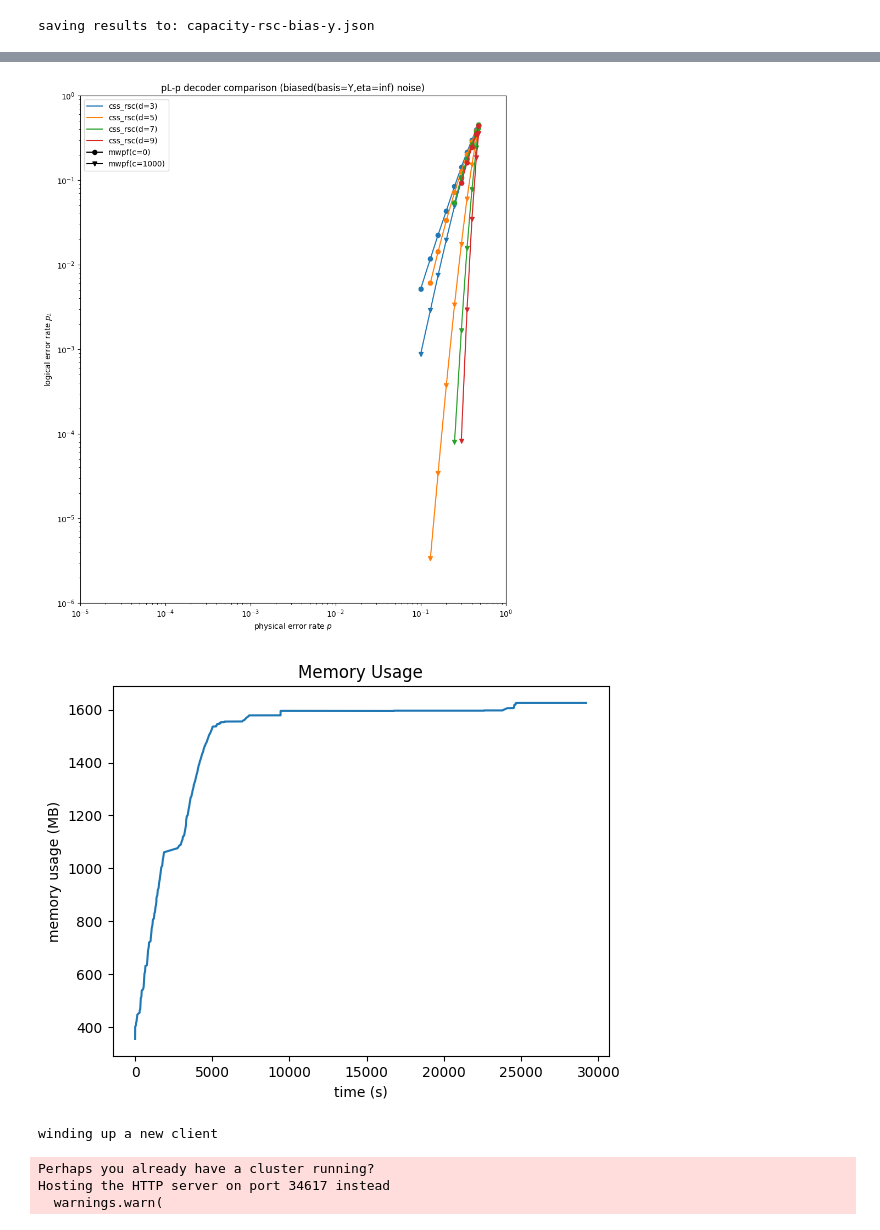
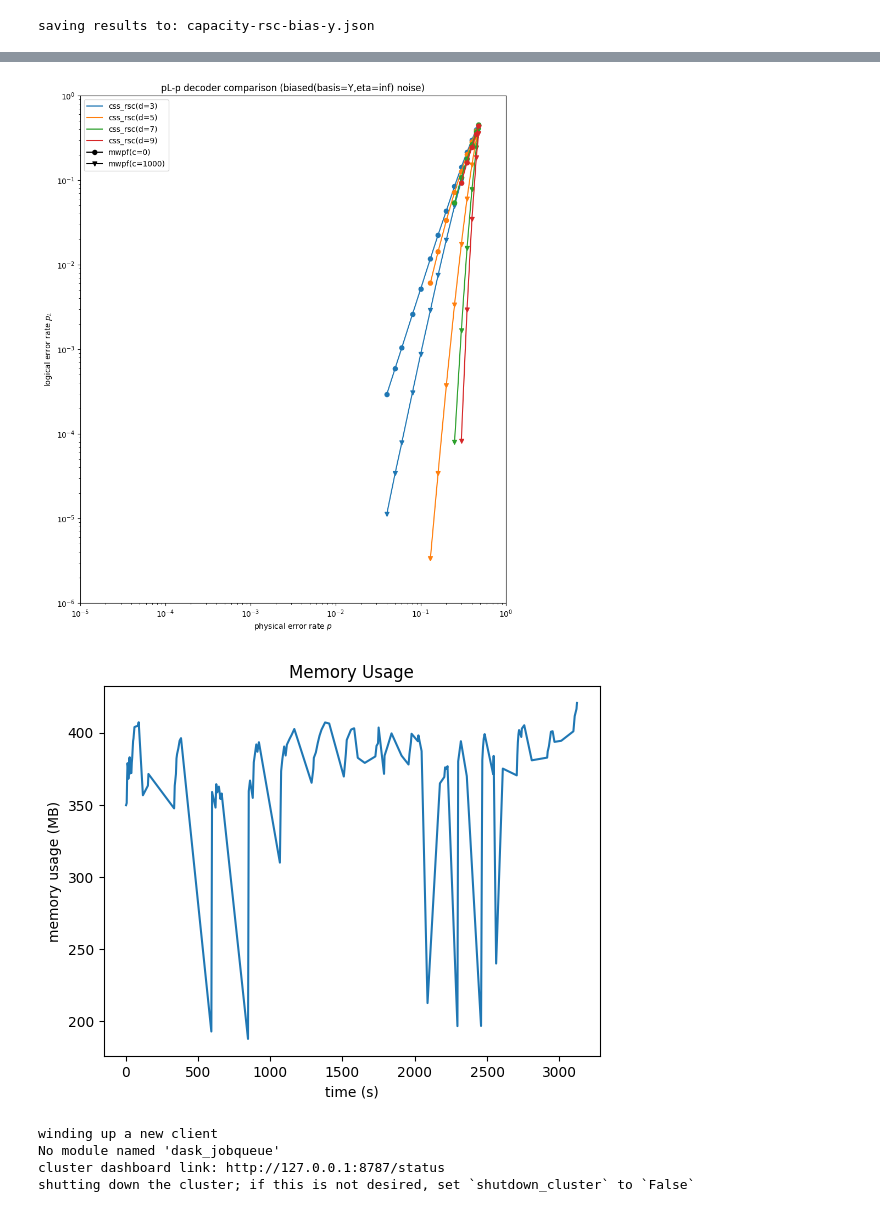
Before and after one commit to YangLiuWillow/PaperMWPFEvaluation, a Jupyter notebook: accuracy/capacity-rsc/capacity-rsc-bias-y.ipynb, the cells around one changed output, grey strips where cells are left out. Saved outputs shown, nothing was run; the diff lists cells and outputs as text; code cells hidden in the pictures.

```diff
--- a/accuracy/capacity-rsc/capacity-rsc-bias-y.ipynb
+++ b/accuracy/capacity-rsc/capacity-rsc-bias-y.ipynb
@@ -153,7 +223,7 @@ executor.execute(
     submitter=submitter,
     loop_callback=callback,
     shutdown_cluster=True,
-    force_finished=force_finished,
+    force_finished=force_finished,` `
 )
 # %% [output]
 |  | Status | JobKey | Job | Finished | Pending | Submitted | 0 jobs | Total | Duration | Errors | ... |
@@ -176,6 +246,6 @@ executor.execute(
-[figure, old version]
+[figure, new version]
-[figure, old version]
+[figure, new version]
 winding up a new client
+No module named 'dask_jobqueue'
+cluster dashboard link: http://127.0.0.1:8787/status
+shutting down the cluster; if this is not desired, set `shutdown_cluster` to `False`
-Perhaps you already have a cluster running?
-Hosting the HTTP server on port 34617 instead
-  warnings.warn(
```
Also changed, not shown: parts of 3 cells of this notebook, 2 other files.
